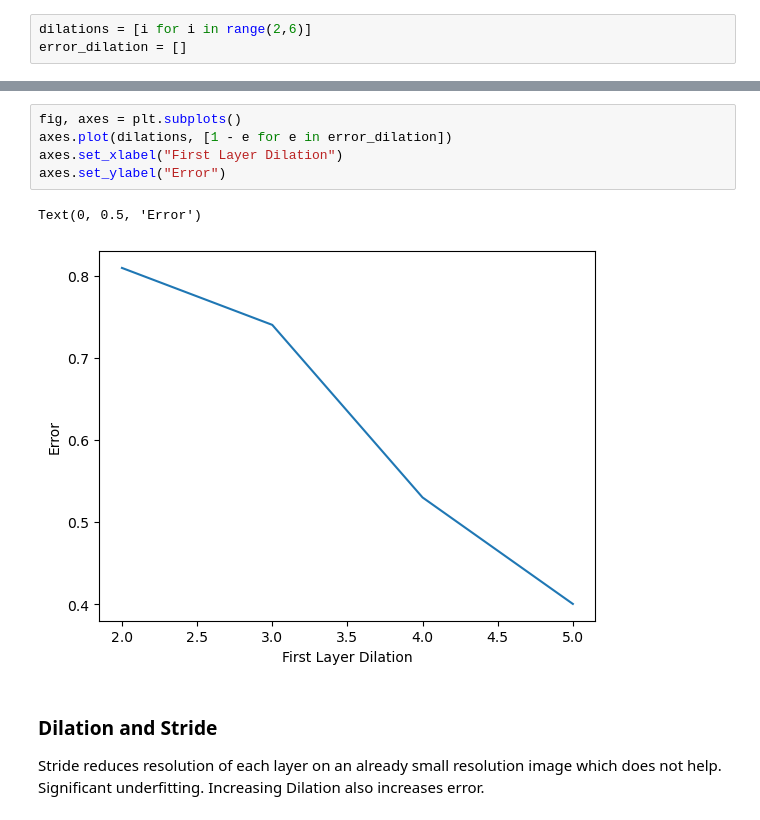
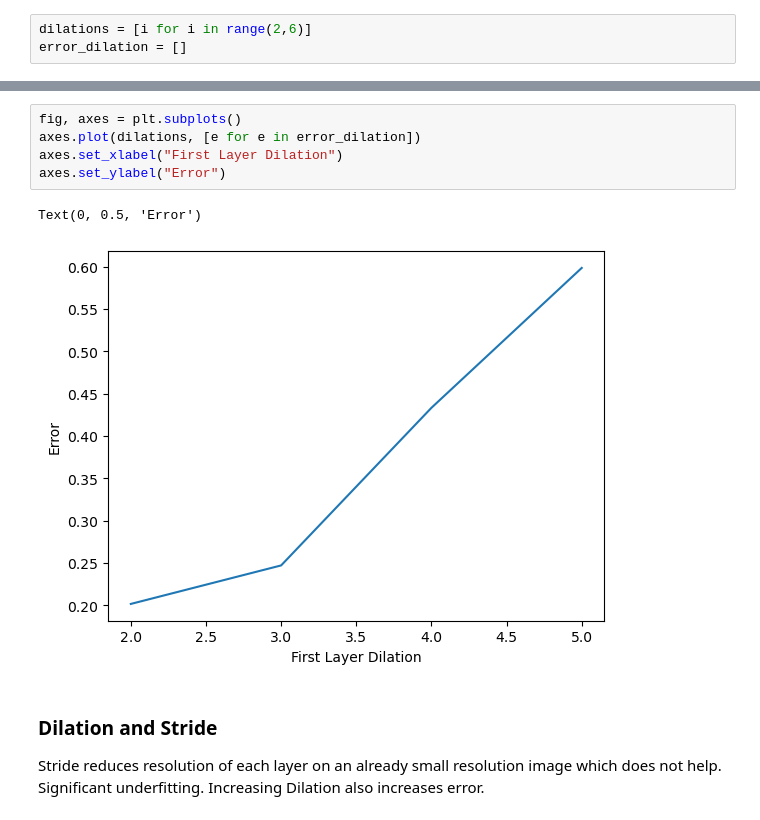
Before and after one commit to RowanA2002/178-convy-net, a Jupyter notebook: SVHN-Exploration.ipynb, the cells around one changed output, grey strips where cells are left out. Saved outputs shown, nothing was run; the diff lists cells and outputs as text.

Commit message:
fix dilation error graph

```diff
--- a/SVHN-Exploration.ipynb
+++ b/SVHN-Exploration.ipynb
@@ -405,11 +405,11 @@ Test set: Avg. loss: 1.6862, Accuracy: 10420/26032 (40%)
 # %%
 fig, axes = plt.subplots()
-axes.plot(dilations, [1 - e for e in error_dilation])
+axes.plot(dilations, [e for e in error_dilation])
 axes.set_xlabel("First Layer Dilation")
 axes.set_ylabel("Error")
 # %% [output]
 Text(0, 0.5, 'Error')
-[figure, old version]
+[figure, new version]
 # %% [markdown]
 ### Dilation and Stride
 Stride reduces resolution of each layer on an already small resolution image which does not help. Significant underfitting.
```
Also changed, not shown: parts of 1 cell of this notebook.
